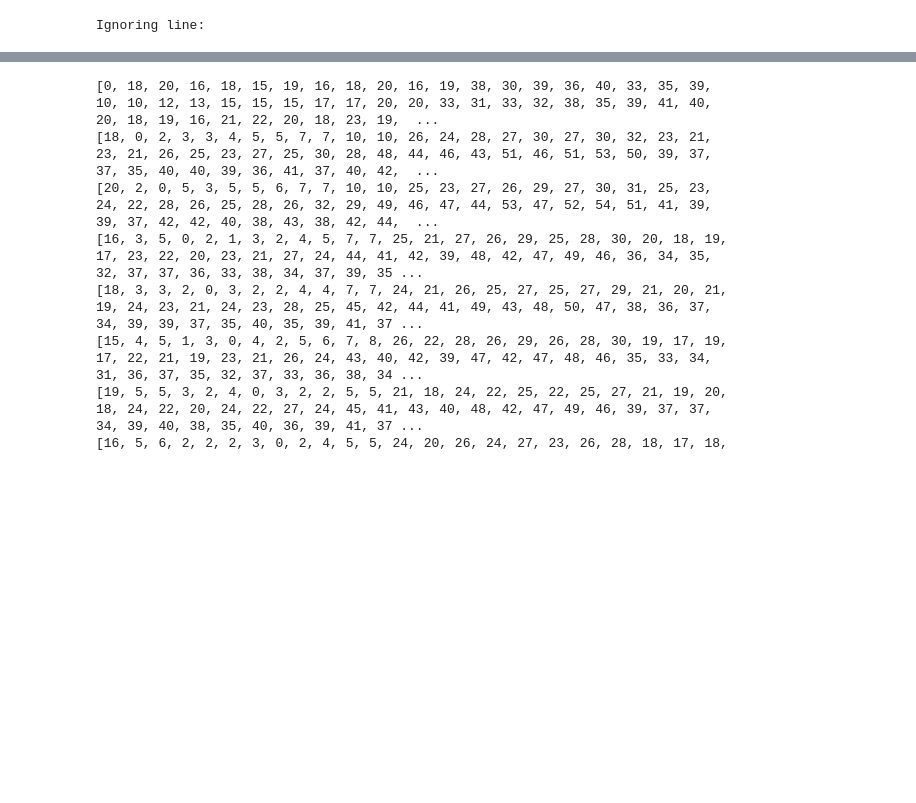
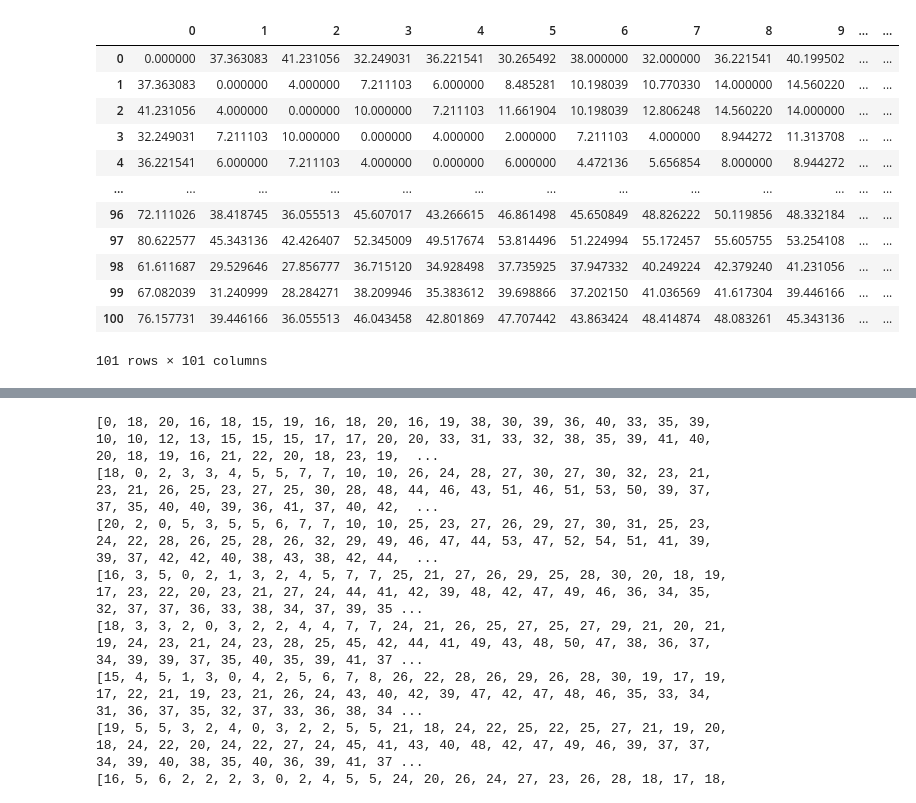
Before and after one commit to dangkien1311/VRP, a Jupyter notebook: convert.ipynb, the cells around one changed output, grey strips where cells are left out. Drawn from its saved outputs; the diff is of its cells as text; code cells hidden in the pictures; blank space fills up the shorter version.

```diff
--- a/convert.ipynb
+++ b/convert.ipynb
@@ -3,35 +3,6 @@ import geopy.distance
 import pandas as pd
 import math as math
 import csv
-# %%
-# Open the input and output files
-with open('input.txt', 'r') as input_file, open('output.txt', 'w') as output_file:
-    # Skip the header line in the input file
-    next(input_file)
-
-    # Write the header line to the output file
-    output_file.write("CUST NO.\tXCOORD.\tYCOORD.\n")
-
-    # Process each line in the input file and write to the output file
-    for line in input_file:
-        # Remove leading/trailing whitespace and split the line into attributes
-        attributes = line.strip().split()
-
-        # Check if the line has enough attributes
-        if len(attributes) >= 3:
-            # Extract the relevant information from the attributes
-            cust_no = attributes[0]
-            xcoord = attributes[1]
-            ycoord = attributes[2]
-
-            # Format the extracted data and write to the output file
-            output_line = f"{cust_no}\t{xcoord}\t{ycoord}\n"
-            output_file.write(output_line)
-        else:
-            # Handle lines with insufficient attributes (optional)
-             print(f"Ignoring line: {line}")
-# %% [output]
-Ignoring line:
 # %%
 data = []
 
@@ -45,37 +16,52 @@ with open('input.txt', 'r') as file:
         # Remove leading/trailing whitespace and split the line into attributes
         attributes = line.strip().split()
         if len(attributes) >= 3:
-            # Convert customer number, X coordinate, and Y coordinate to integers
+        # Convert customer number, X coordinate, and Y coordinate to integers
             cust_no = int(attributes[0])
             xcoord = int(attributes[1])
             ycoord = int(attributes[2])
 
             # Create a dictionary for the current customer
             entry = {
                 'CUST NO.': cust_no,
                 'XCOORD.': xcoord,
                 'YCOORD.': ycoord
             }
 
             # Add the dictionary to the data list
             data.append(entry)
 
 # Calculate the distances between customers and store them in a matrix
 matrix = []
 for i in range(len(data)):
     row = []
     for j in range(len(data)):
         if i == j:
             distance = 0  # Distance from a customer to itself is 0
         else:
             x_diff = data[j]['XCOORD.'] - data[i]['XCOORD.']
             y_diff = data[j]['YCOORD.'] - data[i]['YCOORD.']
             distance = math.sqrt(x_diff ** 2 + y_diff ** 2)
         row.append(distance)
     matrix.append(row)
 
-# Write the matrix to a text file
-with open('distance_matrix.txt', 'w') as output_file:
-    for row in matrix:
-        line = '\t'.join(map(str, row))
-        output_file.write(line + '\n')
+# Create a dataframe from the matrix
+df = pd.DataFrame(matrix, index=[entry['CUST NO.'] for entry in data], columns=[entry['CUST NO.'] for entry in data])
+df2 = 2 * df
+# Print the dataframe
+print(df)
+df.to_csv('distance_matrix.csv', index_label='CUST NO.')
+# %% [output]
+|  | 0 | 1 | 2 | 3 | 4 | 5 | 6 | 7 | 8 | 9 | ... | ... |
+| 0 | 0.000000 | 37.363083 | 41.231056 | 32.249031 | 36.221541 | 30.265492 | 38.000000 | 32.000000 | 36.221541 | 40.199502 | ... | ... |
+| 1 | 37.363083 | 0.000000 | 4.000000 | 7.211103 | 6.000000 | 8.485281 | 10.198039 | 10.770330 | 14.000000 | 14.560220 | ... | ... |
+| 2 | 41.231056 | 4.000000 | 0.000000 | 10.000000 | 7.211103 | 11.661904 | 10.198039 | 12.806248 | 14.560220 | 14.000000 | ... | ... |
+| 3 | 32.249031 | 7.211103 | 10.000000 | 0.000000 | 4.000000 | 2.000000 | 7.211103 | 4.000000 | 8.944272 | 11.313708 | ... | ... |
+| 4 | 36.221541 | 6.000000 | 7.211103 | 4.000000 | 0.000000 | 6.000000 | 4.472136 | 5.656854 | 8.000000 | 8.944272 | ... | ... |
+| ... | ... | ... | ... | ... | ... | ... | ... | ... | ... | ... | ... | ... |
+| 96 | 72.111026 | 38.418745 | 36.055513 | 45.607017 | 43.266615 | 46.861498 | 45.650849 | 48.826222 | 50.119856 | 48.332184 | ... | ... |
+| 97 | 80.622577 | 45.343136 | 42.426407 | 52.345009 | 49.517674 | 53.814496 | 51.224994 | 55.172457 | 55.605755 | 53.254108 | ... | ... |
+| 98 | 61.611687 | 29.529646 | 27.856777 | 36.715120 | 34.928498 | 37.735925 | 37.947332 | 40.249224 | 42.379240 | 41.231056 | ... | ... |
+| 99 | 67.082039 | 31.240999 | 28.284271 | 38.209946 | 35.383612 | 39.698866 | 37.202150 | 41.036569 | 41.617304 | 39.446166 | ... | ... |
+| 100 | 76.157731 | 39.446166 | 36.055513 | 46.043458 | 42.801869 | 47.707442 | 43.863424 | 48.414874 | 48.083261 | 45.343136 | ... | ... |
+101 rows × 101 columns
```
Also changed, not shown: parts of 3 cells of this notebook, 1 other file.
